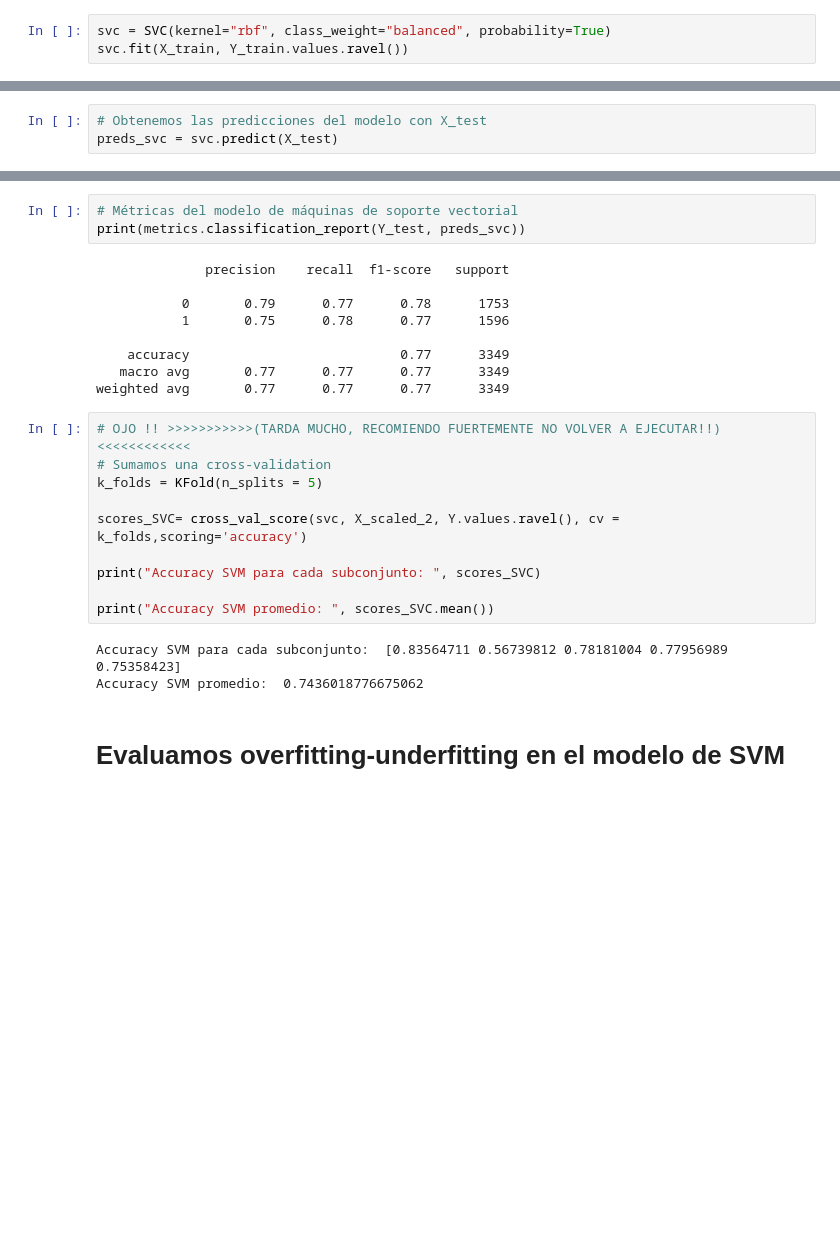
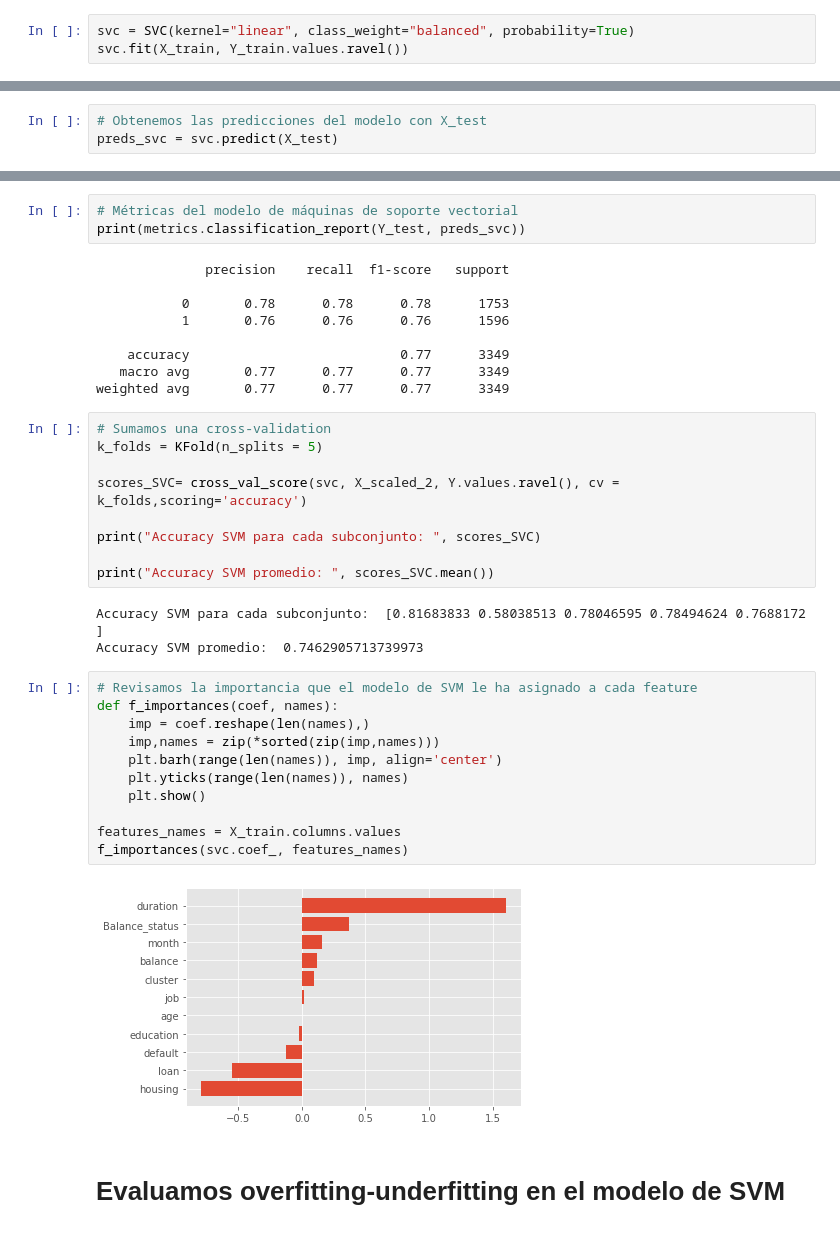
Before and after one commit to BagMarFran/Proyecto_Final, a Jupyter notebook: Proyecto_Final_Bagnasco_Frandsen_Martinez.ipynb, the cells around one changed output, grey strips where cells are left out. Saved outputs shown, nothing was run; the diff lists cells and outputs as text; blank space fills up the shorter version.

```diff
--- a/Proyecto_Final_Bagnasco_Frandsen_Martinez.ipynb
+++ b/Proyecto_Final_Bagnasco_Frandsen_Martinez.ipynb
@@ -832,6 +839,6 @@ Las diferencias entre los accuracy son mínimas, y dado los valores se entiende
 #clf_svc = GridSearchCV(SVC(kernel="rbf", class_weight="balanced", probability=True), param_grid)
 #clf_svc.fit(X_train, Y_train.values.ravel())
 # %%
-svc = SVC(kernel="rbf", class_weight="balanced", probability=True)
+svc = SVC(kernel="linear", class_weight="balanced", probability=True)
 svc.fit(X_train, Y_train.values.ravel())
 # %% [output]
@@ -849,14 +856,13 @@ print(metrics.classification_report(Y_test, preds_svc))
 # %% [output]
               precision    recall  f1-score   support
 
-           0       0.79      0.77      0.78      1753
-           1       0.75      0.78      0.77      1596
+           0       0.78      0.78      0.78      1753
+           1       0.76      0.76      0.76      1596
 
     accuracy                           0.77      3349
    macro avg       0.77      0.77      0.77      3349
 weighted avg       0.77      0.77      0.77      3349
 # %%
-# OJO !! >>>>>>>>>>>(TARDA MUCHO, RECOMIENDO FUERTEMENTE NO VOLVER A EJECUTAR!!)<<<<<<<<<<<<
 # Sumamos una cross-validation
 k_folds = KFold(n_splits = 5)
 
@@ -866,8 +872,21 @@ print("Accuracy SVM para cada subconjunto: ", scores_SVC)
 
 print("Accuracy SVM promedio: ", scores_SVC.mean())
 # %% [output]
-Accuracy SVM para cada subconjunto:  [0.83564711 0.56739812 0.78181004 0.77956989 0.75358423]
-Accuracy SVM promedio:  0.7436018776675062
+Accuracy SVM para cada subconjunto:  [0.81683833 0.58038513 0.78046595 0.78494624 0.7688172 ]
+Accuracy SVM promedio:  0.7462905713739973
+# %%
+# Revisamos la importancia que el modelo de SVM le ha asignado a cada feature
+def f_importances(coef, names):
+    imp = coef.reshape(len(names),)
+    imp,names = zip(*sorted(zip(imp,names)))
+    plt.barh(range(len(names)), imp, align='center')
+    plt.yticks(range(len(names)), names)
+    plt.show()
+
+features_names = X_train.columns.values
+f_importances(svc.coef_, features_names)
+# %% [output]
+[figure, added]
 # %% [markdown]
 # Evaluamos overfitting-underfitting en el modelo de SVM
 # %%
```
Also changed, not shown: parts of 11 cells of this notebook.
